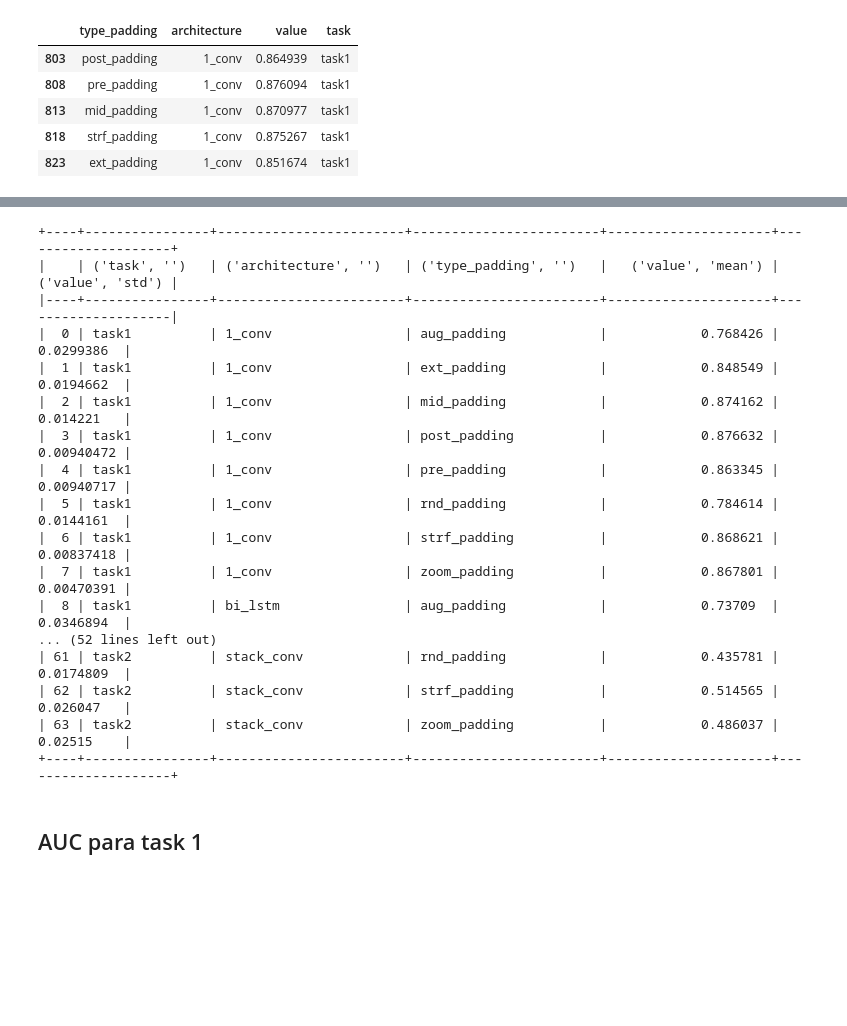
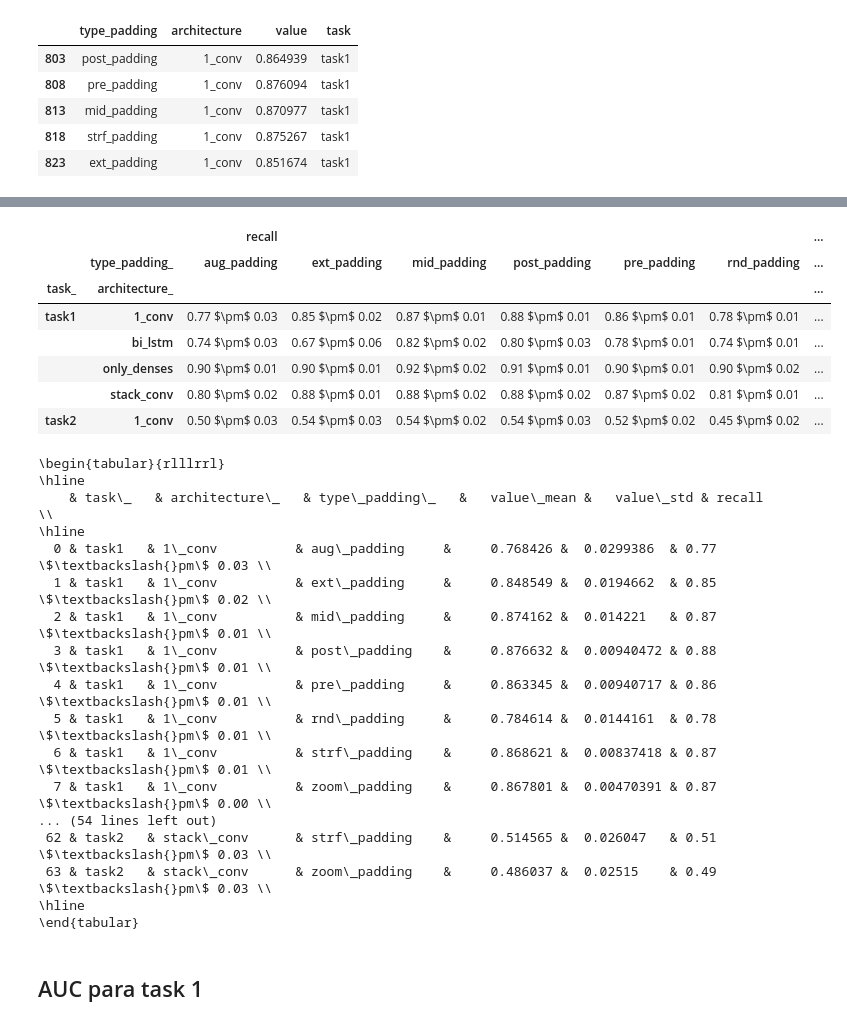
Before and after one commit to b2slab/padding_benchmark, a Jupyter notebook: notebooks/comparing_architectures.ipynb, the cells around one changed output, grey strips where cells are left out. Drawn from its saved outputs; the diff is of its cells as text; code cells hidden in the pictures; blank space fills up the shorter version.

```diff
--- a/notebooks/comparing_architectures.ipynb
+++ b/notebooks/comparing_architectures.ipynb
@@ -290,0 +447,3 @@ recall_group = recall_final.groupby(["task", "architecture", "type_padding"], as
+# %%
+recall_group.columns = ['_'.join(col) for col in recall_group.columns]
+recall_group.head()
@@ -290,0 +457,3 @@ recall_group = recall_final.groupby(["task", "architecture", "type_padding"], as
+# %%
+recall_group["recall"] = recall_group[["value_mean", "value_std"]].apply(lambda x: '{:0.2f} $\pm$ {:0.2f}'.format(x[0],x[1]), axis=1)
+recall_group.head()
@@ -290,0 +467,13 @@ recall_group = recall_final.groupby(["task", "architecture", "type_padding"], as
+# %%
+recall_def = recall_group.loc[:,["task_", "architecture_", "type_padding_", "recall"]].set_index(['task_', 'architecture_', 'type_padding_']).unstack(level=-1)
+# %%
+recall_def.head()
+# %% [output]
+|  |  | recall |  |  |  |  |  | ... |
+|  | type_padding_ | aug_padding | ext_padding | mid_padding | post_padding | pre_padding | rnd_padding | ... |
+| task_ | architecture_ |  |  |  |  |  |  | ... |
+| task1 | 1_conv | 0.77 $\pm$ 0.03 | 0.85 $\pm$ 0.02 | 0.87 $\pm$ 0.01 | 0.88 $\pm$ 0.01 | 0.86 $\pm$ 0.01 | 0.78 $\pm$ 0.01 | ... |
+|  | bi_lstm | 0.74 $\pm$ 0.03 | 0.67 $\pm$ 0.06 | 0.82 $\pm$ 0.02 | 0.80 $\pm$ 0.03 | 0.78 $\pm$ 0.01 | 0.74 $\pm$ 0.01 | ... |
+|  | only_denses | 0.90 $\pm$ 0.01 | 0.90 $\pm$ 0.01 | 0.92 $\pm$ 0.02 | 0.91 $\pm$ 0.01 | 0.90 $\pm$ 0.01 | 0.90 $\pm$ 0.02 | ... |
+|  | stack_conv | 0.80 $\pm$ 0.02 | 0.88 $\pm$ 0.01 | 0.88 $\pm$ 0.02 | 0.88 $\pm$ 0.02 | 0.87 $\pm$ 0.02 | 0.81 $\pm$ 0.01 | ... |
+| task2 | 1_conv | 0.50 $\pm$ 0.03 | 0.54 $\pm$ 0.03 | 0.54 $\pm$ 0.02 | 0.54 $\pm$ 0.03 | 0.52 $\pm$ 0.02 | 0.45 $\pm$ 0.02 | ... |
@@ -291,23 +482,23 @@ recall_group = recall_final.groupby(["task", "architecture", "type_padding"], as
 # %%
-print(tabulate(recall_group, headers="keys", tablefmt='psql'))
+print(tabulate(recall_def_t, headers="keys", tablefmt='latex'))
 # %% [output]
-+----+----------------+------------------------+------------------------+---------------------+--------------------+
-|    | ('task', '')   | ('architecture', '')   | ('type_padding', '')   |   ('value', 'mean') |   ('value', 'std') |
-|----+----------------+------------------------+------------------------+---------------------+--------------------|
-|  0 | task1          | 1_conv                 | aug_padding            |            0.768426 |         0.0299386  |
-|  1 | task1          | 1_conv                 | ext_padding            |            0.848549 |         0.0194662  |
-|  2 | task1          | 1_conv                 | mid_padding            |            0.874162 |         0.014221   |
-|  3 | task1          | 1_conv                 | post_padding           |            0.876632 |         0.00940472 |
-|  4 | task1          | 1_conv                 | pre_padding            |            0.863345 |         0.00940717 |
-|  5 | task1          | 1_conv                 | rnd_padding            |            0.784614 |         0.0144161  |
-|  6 | task1          | 1_conv                 | strf_padding           |            0.868621 |         0.00837418 |
-|  7 | task1          | 1_conv                 | zoom_padding           |            0.867801 |         0.00470391 |
-|  8 | task1          | bi_lstm                | aug_padding            |            0.73709  |         0.0346894  |
-... (52 lines left out)
-| 61 | task2          | stack_conv             | rnd_padding            |            0.435781 |         0.0174809  |
-| 62 | task2          | stack_conv             | strf_padding           |            0.514565 |         0.026047   |
-| 63 | task2          | stack_conv             | zoom_padding           |            0.486037 |         0.02515    |
-+----+----------------+------------------------+------------------------+---------------------+--------------------+
+\begin{tabular}{rlllrrl}
+\hline
+    & task\_   & architecture\_   & type\_padding\_   &   value\_mean &   value\_std & recall          \\
+\hline
+  0 & task1   & 1\_conv          & aug\_padding     &     0.768426 &  0.0299386  & 0.77 \$\textbackslash{}pm\$ 0.03 \\
+  1 & task1   & 1\_conv          & ext\_padding     &     0.848549 &  0.0194662  & 0.85 \$\textbackslash{}pm\$ 0.02 \\
+  2 & task1   & 1\_conv          & mid\_padding     &     0.874162 &  0.014221   & 0.87 \$\textbackslash{}pm\$ 0.01 \\
+  3 & task1   & 1\_conv          & post\_padding    &     0.876632 &  0.00940472 & 0.88 \$\textbackslash{}pm\$ 0.01 \\
+  4 & task1   & 1\_conv          & pre\_padding     &     0.863345 &  0.00940717 & 0.86 \$\textbackslash{}pm\$ 0.01 \\
+  5 & task1   & 1\_conv          & rnd\_padding     &     0.784614 &  0.0144161  & 0.78 \$\textbackslash{}pm\$ 0.01 \\
+  6 & task1   & 1\_conv          & strf\_padding    &     0.868621 &  0.00837418 & 0.87 \$\textbackslash{}pm\$ 0.01 \\
+  7 & task1   & 1\_conv          & zoom\_padding    &     0.867801 &  0.00470391 & 0.87 \$\textbackslash{}pm\$ 0.00 \\
+... (54 lines left out)
+ 62 & task2   & stack\_conv      & strf\_padding    &     0.514565 &  0.026047   & 0.51 \$\textbackslash{}pm\$ 0.03 \\
+ 63 & task2   & stack\_conv      & zoom\_padding    &     0.486037 &  0.02515    & 0.49 \$\textbackslash{}pm\$ 0.03 \\
+\hline
+\end{tabular}
 # %% [markdown]
 ## AUC para task 1
 # %%
```
Also changed, not shown: parts of 36 cells of this notebook, 4 other files.
